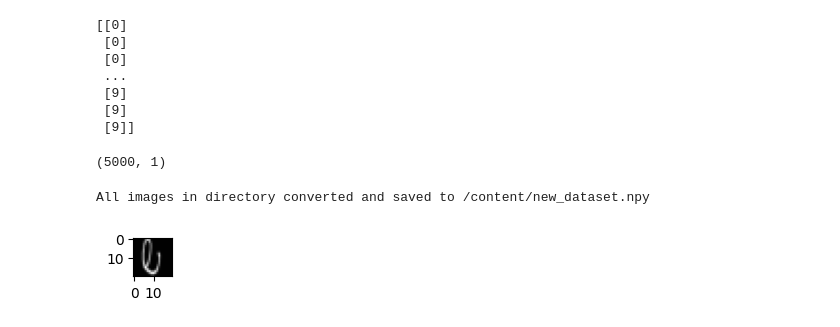
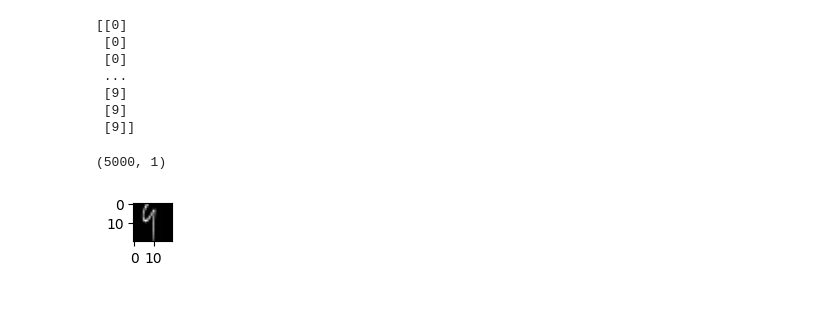
Before and after one commit to shawonsaha15/MachineLearningProjects, a Jupyter notebook: Number_Detection.ipynb, the cells around one changed output. Cells and saved outputs as stored; diff of their text form; code cells hidden in the pictures.

```diff
--- a/Number_Detection.ipynb
+++ b/Number_Detection.ipynb
@@ -245,66 +245,64 @@ y.shape
  [9]]
 (5000, 1)
 # %%
-#converting images to .npy format
-import os
-import numpy as np
-import cv2
+# #converting images to .npy format
+# import os
+# import numpy as np
+# import cv2
 
-def invert_colors(image):
-    return 255 - image
+# def invert_colors(image):
+#     return 255 - image
 
-def normalize_resize_images(input_dir, output_file, target_size=(20, 20)):
-    # List all files in the input directory
-    image_files = sorted([f for f in os.listdir(input_dir) if f.endswith(('.jpg', '.jpeg', '.png', '.bmp'))], key=lambda x: int(x.split('.')[0]))
+# def normalize_resize_images(input_dir, output_file, target_size=(20, 20)):
+#     # List all files in the input directory
+#     image_files = sorted([f for f in os.listdir(input_dir) if f.endswith(('.jpg', '.jpeg', '.png', '.bmp'))], key=lambda x: int(x.split('.')[0]))
 
-    images = []
-    for image_file in image_files:
-        # Read image
-        img_path = os.path.join(input_dir, image_file)
-        img = cv2.imread(img_path, cv2.IMREAD_GRAYSCALE)
+#     images = []
+#     for image_file in image_files:
+#         # Read image
+#         img_path = os.path.join(input_dir, image_file)
+#         img = cv2.imread(img_path, cv2.IMREAD_GRAYSCALE)
 
-        # Invert colors
-        img_inverted = invert_colors(img)
+#         # Invert colors
+#         img_inverted = invert_colors(img)
 
-        # Resize image
-        img_resized = cv2.resize(img_inverted, target_size, interpolation=cv2.INTER_AREA)
+#         # Resize image
+#         img_resized = cv2.resize(img_inverted, target_size, interpolation=cv2.INTER_AREA)
 
-        # Normalize image
-        img_normalized = img_resized / 255.0
+#         # Normalize image
+#         img_normalized = img_resized / 255.0
 
-        # Flatten the image into a 1D array
-        img_flattened = img_normalized.flatten()
+#         # Flatten the image into a 1D array
+#         img_flattened = img_normalized.flatten()
 
-        # Append to list of images
-        images.append(img_flattened)
+#         # Append to list of images
+#         images.append(img_flattened)
 
-    # Stack flattened images along the first axis
-    images_array = np.stack(images)
+#     # Stack flattened images along the first axis
+#     images_array = np.stack(images)
 
-    # Save NumPy array as .npy file
-    np.save(output_file, images_array)
+#     # Save NumPy array as .npy file
+#     np.save(output_file, images_array)
 
-    print(f"All images in directory converted and saved to {output_file}")
+#     print(f"All images in directory converted and saved to {output_file}")
 
-# Example usage:
-input_directory = '/content/images'
-output_file = '/content/new_dataset.npy'
-target_size = (20, 20)
+# # Example usage:
+# input_directory = '/content/images'
+# output_file = '/content/new_dataset.npy'
+# target_size = (20, 20)
 
-normalize_resize_images(input_directory, output_file, target_size)
+# normalize_resize_images(input_directory, output_file, target_size)
-# %% [output]
-All images in directory converted and saved to /content/new_dataset.npy
 # %%
 #load the new dataset
 N = np.load("/content/new_dataset.npy")
 # %%
 #Inferring one instance
-image_of_two = N[199]
+image_of_two = N[55]
 fig, ax = plt.subplots(1,1, figsize=(0.5,0.5))
 N_reshaped = image_of_two.reshape((20,20)).T
 
 # Display the image
 ax.imshow(N_reshaped, cmap='gray')
 plt.show()
 # %% [output]
-[figure, old version]
+[figure, new version]
```
Also changed, not shown: parts of 11 cells of this notebook.
